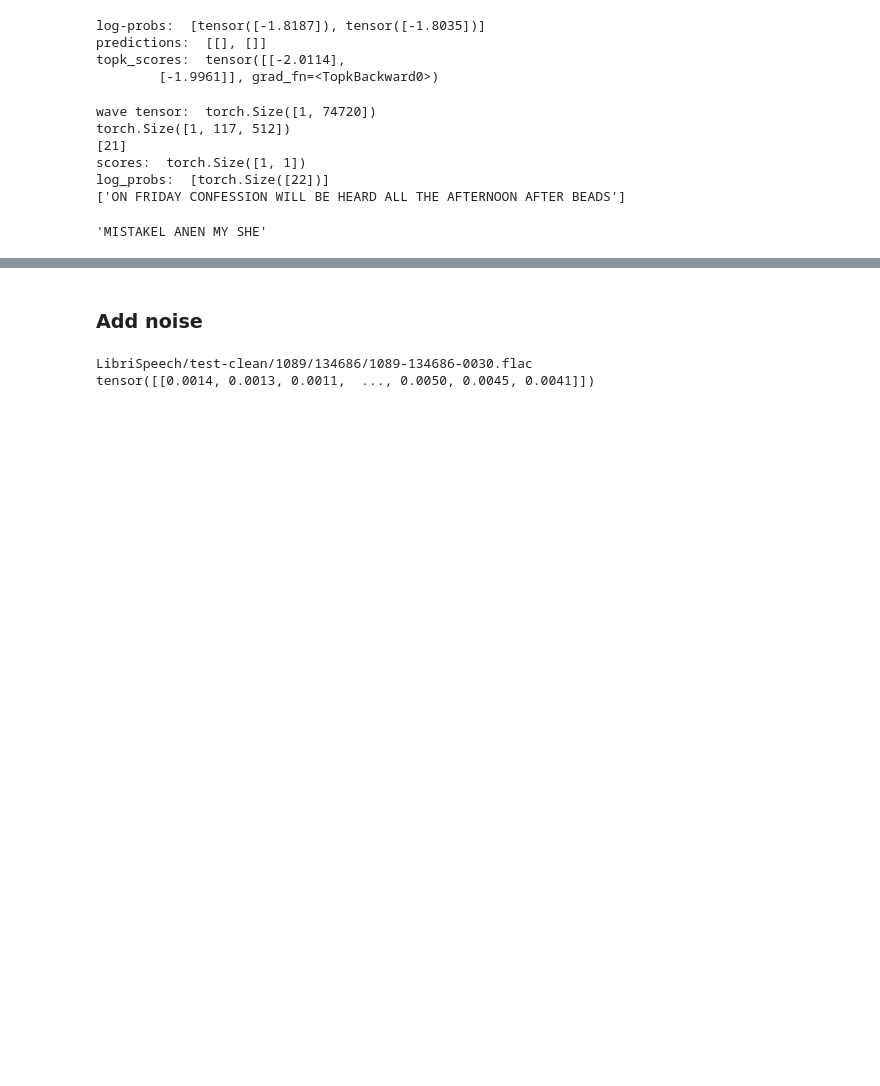
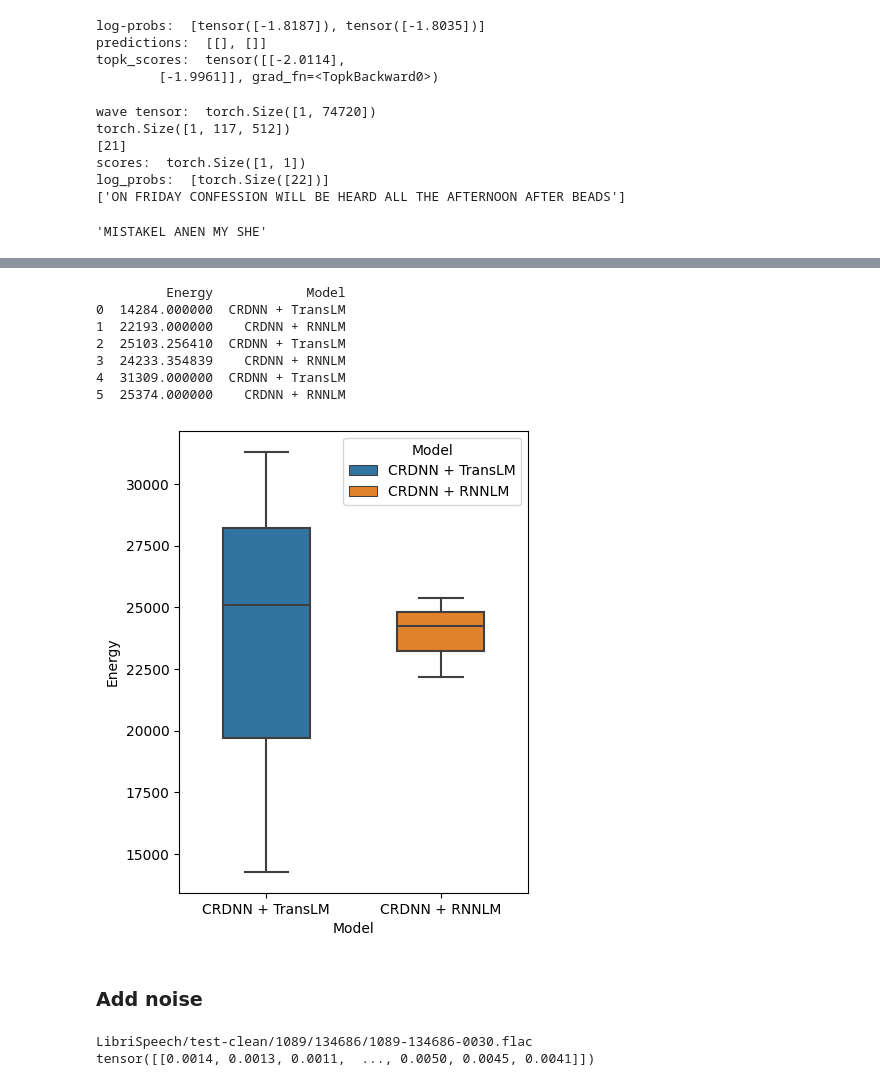
Before and after one commit to yul091/ASR_Uncertainty, a Jupyter notebook: my_test.ipynb, the cells around one changed output, grey strips where cells are left out. Cells and saved outputs as stored; diff of their text form; code cells hidden in the pictures; blank space fills up the shorter version.

```diff
--- a/my_test.ipynb
+++ b/my_test.ipynb
@@ -250,3 +260,25 @@ plt.show()
+# %%
+import pandas as pd
+import seaborn as sns
+
+df = pd.DataFrame(
+    {
+        'Energy': [min(inss2[2:]), min(inss1[2:]), np.mean(inss2[1:]), np.mean(inss1[1:]), max(inss2[1:]), max(inss1[1:])],
+        'Model': ['CRDNN + TransLM', 'CRDNN + RNNLM']*3,
+    }
+)
+print(df)
+f = plt.figure(figsize=(4.5, 6))
+ax = sns.boxplot(x='Model', y='Energy', data=df, hue='Model', dodge=False, width=0.5)
+# %% [output]
+         Energy            Model
+0  14284.000000  CRDNN + TransLM
+1  22193.000000    CRDNN + RNNLM
+2  25103.256410  CRDNN + TransLM
+3  24233.354839    CRDNN + RNNLM
+4  31309.000000  CRDNN + TransLM
+5  25374.000000    CRDNN + RNNLM
+[figure, added]
 # %% [markdown]
 ### Add noise
 # %%
```
Also changed, not shown: parts of 2 cells of this notebook, 4 other files.
